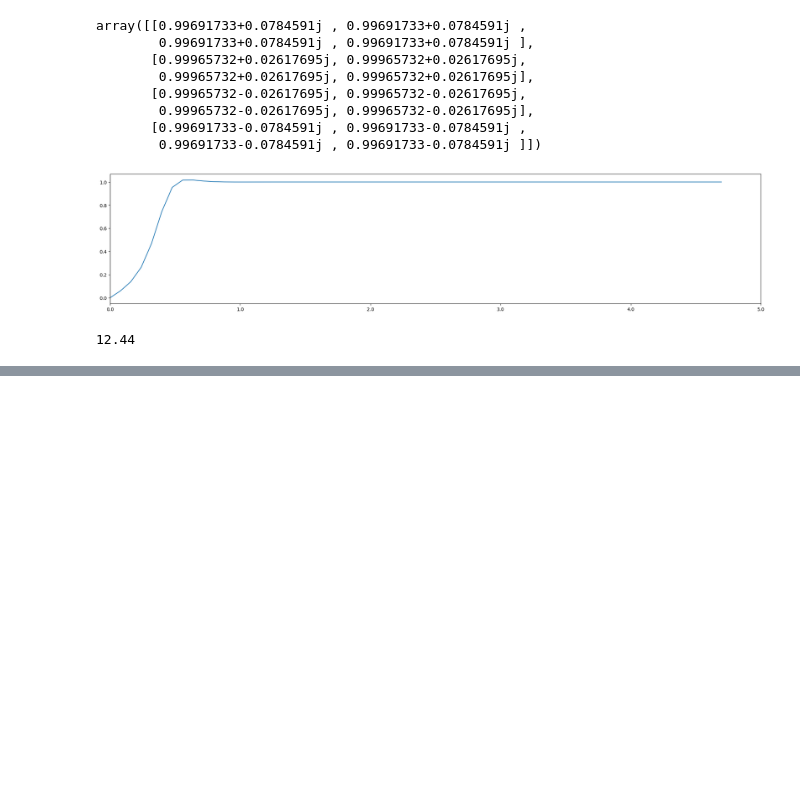
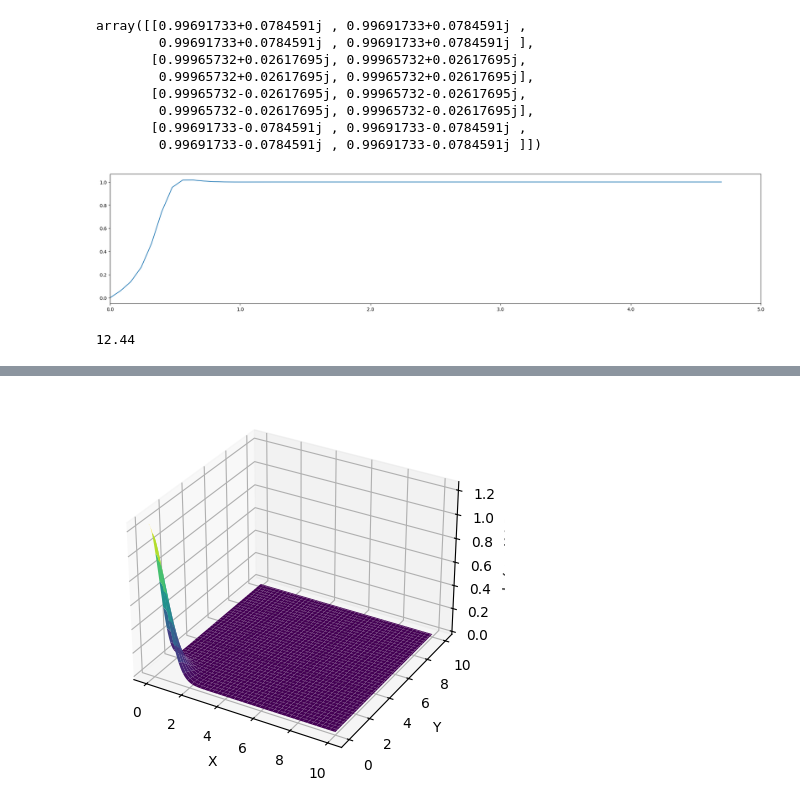
Before and after one commit to Danielslimaa/HNC-cartesian, a Jupyter notebook: main.ipynb, the cells around one changed output, grey strips where cells are left out. Saved outputs shown, nothing was run; the diff lists cells and outputs as text; code cells hidden in the pictures; blank space fills up the shorter version.

```diff
--- a/main.ipynb
+++ b/main.ipynb
@@ -298,0 +373,73 @@ plt.show()
+# %%
+import numpy as np
+from scipy.fftpack import dct, idct
+
+# Define constants and parameters
+hbar = 1.0
+m = 1.0
+L = 10.0
+N = 128  # Using half grid points due to symmetry
+dx = L / N
+x = np.linspace(0, L, N)
+y = np.linspace(0, L, N)
+X, Y = np.meshgrid(x, y)
+
+# Define the potential in one quadrant
+V = 0.5 * (X**2 + Y**2)  # Harmonic oscillator potential
+
+# Initial guess for the wave function in one quadrant
+psi = np.exp(-0.5 * (X**2 + Y**2))
+
+# Normalize the wave function
+psi /= np.sqrt(np.sum(np.abs(psi)**2) * dx * dx)
+
+# Time step
+d_tau = 0.01
+num_steps = 1000
+
+def dct2(x):
+    return dct(dct(x.T, norm='ortho').T, norm='ortho')
+
+def idct2(x):
+    return idct(idct(x.T, norm='ortho').T, norm='ortho')
+
+# Precompute the DCT of the kinetic energy operator
+kx = np.pi * np.arange(N) / L
+ky = np.pi * np.arange(N) / L
+KX, KY = np.meshgrid(kx, ky)
+T = np.exp(-0.5 * (hbar**2 * (KX**2 + KY**2) / (2 * m)) * d_tau)
+
+for _ in range(num_steps):
+    # Kinetic evolution (half step)
+    psi_k = dct2(psi)
+    psi_k *= T
+    psi = idct2(psi_k)
+
+    # Potential evolution (full step)
+    psi *= np.exp(-V * d_tau)
+
+    # Kinetic evolution (half step)
+    psi_k = dct2(psi)
+    psi_k *= T
+    psi = idct2(psi_k)
+
+    # Normalize the wave function at each step
+    psi /= np.sqrt(np.sum(np.abs(psi)**2) * dx * dx)
+
+# Final normalized wave function
+psi /= np.sqrt(np.sum(np.abs(psi)**2) * dx * dx)
+
+# Plot the results
+import matplotlib.pyplot as plt
+from mpl_toolkits.mplot3d import Axes3D
+
+fig = plt.figure()
+ax = fig.add_subplot(111, projection='3d')
+ax.plot_surface(X, Y, np.abs(psi)**2, cmap='viridis')
+
+ax.set_xlabel('X')
+ax.set_ylabel('Y')
+ax.set_zlabel('|ψ(x, y)|^2')
+plt.show()
+# %% [output]
+[figure, added]
```
Also changed, not shown: parts of 3 cells of this notebook, 3 other files.
